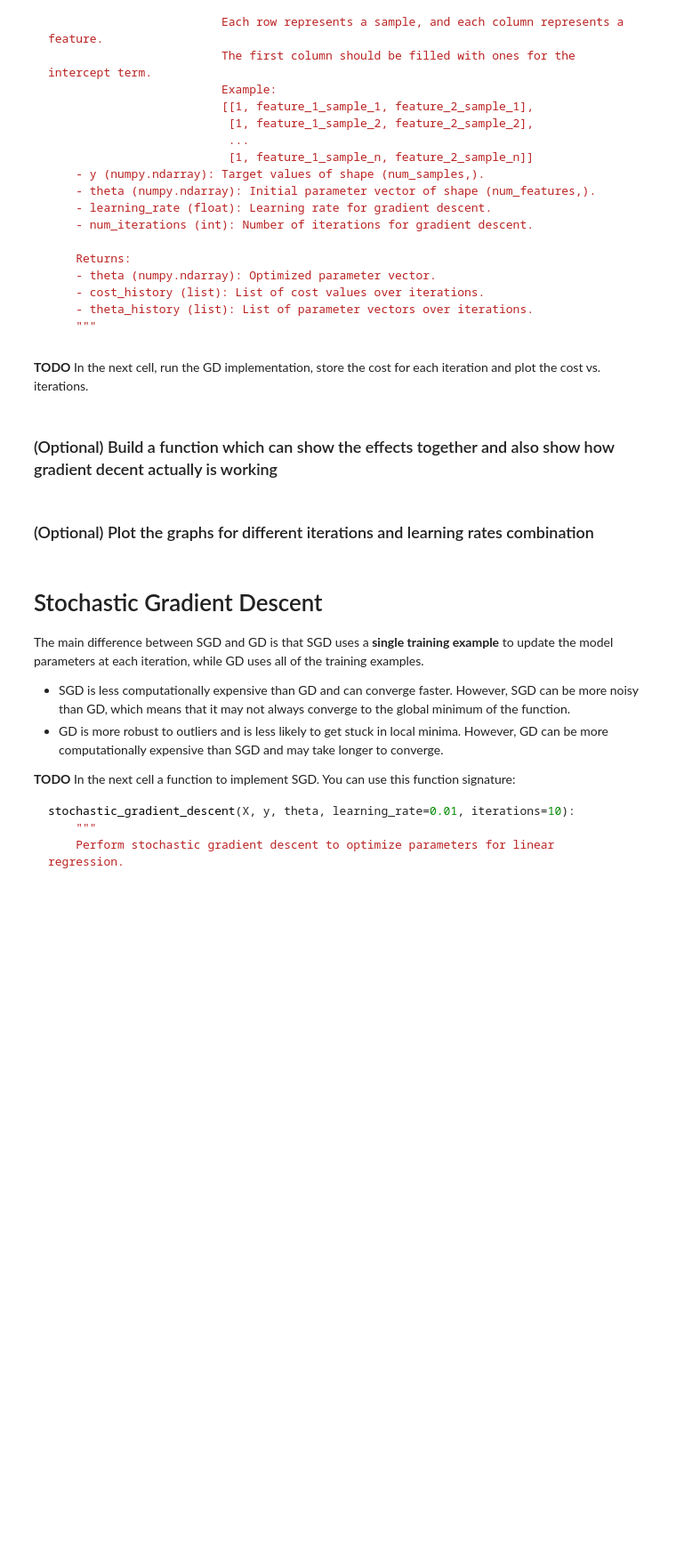
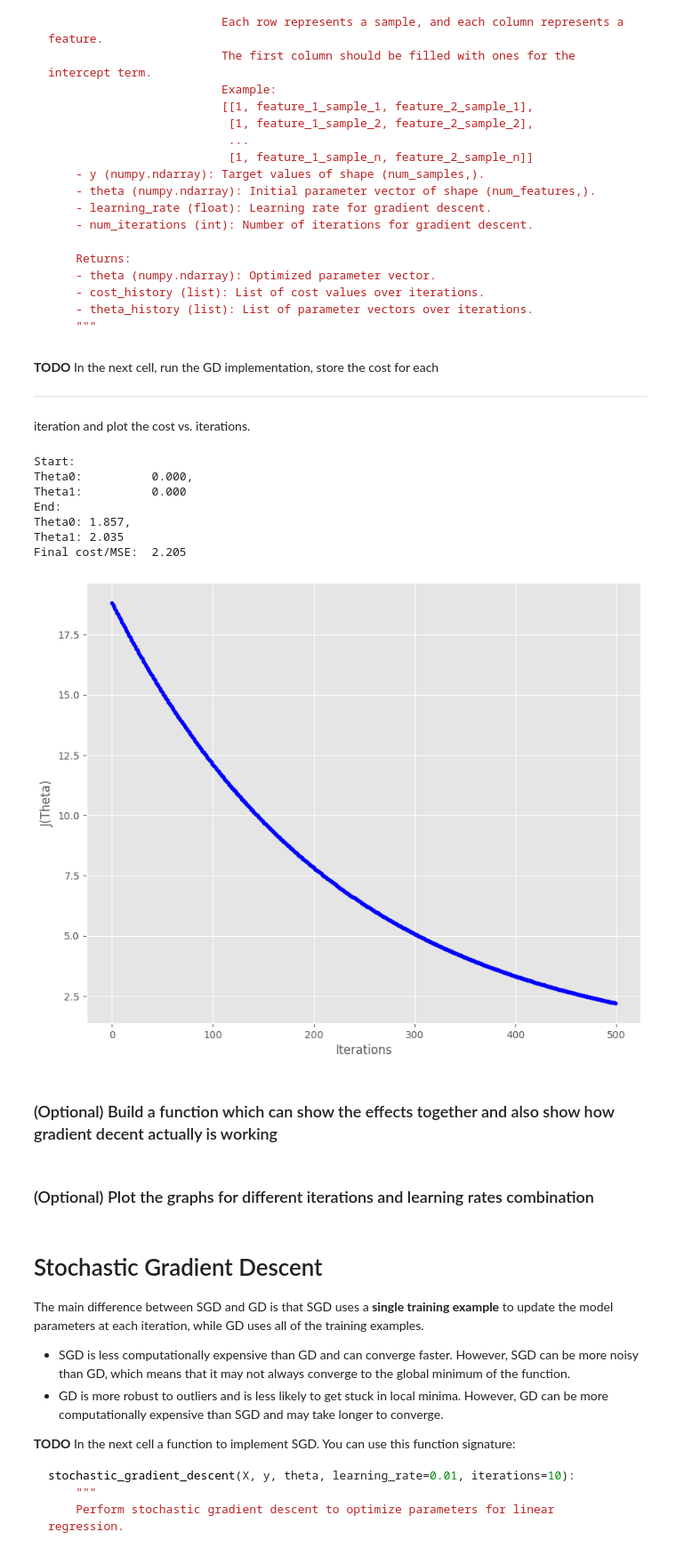
Before and after one commit to HARINI-RadheyKrishna/Machine_Learning, a Jupyter notebook: Gradient_Descent.ipynb, the cells around one changed output. Shown at 89% size. Drawn from its saved outputs; the diff is of its cells as text; code cells hidden in the pictures; blank space fills up the shorter version.

```diff
--- a/Gradient_Descent.ipynb
+++ b/Gradient_Descent.ipynb
@@ -232,8 +232,9 @@ def calculate_cost(theta, X, y):
     Returns:
     - cost (float): Computed cost value
     """
+    predictions = np.dot(X, theta)
     sample = len(y)
-    cost = (1/sample) * (np.sum((predictions - y) ** 2))
+    cost = (1/(2 *sample)) * (np.sum((predictions - y) ** 2))
 
     return cost
 
@@ -337,41 +338,45 @@ def gradient_descent(X, y, theta, learning_rate, num_iterations):
 
     return theta, cost_history, theta_history
 # %% [markdown]
-**TODO** In the next cell, run the GD implementation, store the cost for each iteration and plot the cost vs. iterations.
+**TODO** In the next cell, run the GD implementation, store the cost for each
+
+---
+
+iteration and plot the cost vs. iterations.
 # %%
+
 theta = theta_guess.copy()
 
 print("Start:")
-print(
-    "Theta0:          {:0.3f},\nTheta1:          {:0.3f}".format(
-        theta[0][0], theta[1][0]
-    )
-)
+print("Theta0: {:0.3f},\nTheta1: {:0.3f}".format(theta[0][0], theta[1][0]))
 
 # Add a column of ones to the feature matrix X:
 X_b = np.c_[np.ones((len(X), 1)), X]
 
 # Run Gradient Descent:
-theta, cost_history, theta_history = gradient_descent(
-    X_b, y, theta, learning_rate, num_iterations
-)
+theta, cost_history, theta_history = gradient_descent(X_b, y, theta, learning_rate, num_iterations)
 final_theta['GD']= theta
 
 
 print("End:")
-print(
-    "Theta0:          {:0.3f},\nTheta1:          {:0.3f}".format(
-        theta[0][0], theta[1][0]
-    )
-)
+print("Theta0: {:0.3f},\nTheta1: {:0.3f}".format(theta[0][0], theta[1][0]))
 print("Final cost/MSE:  {:0.3f}".format(cost_history[-1]))
 final_cost['GD']= cost_history[-1]
 
 fig,ax = plt.subplots(figsize=(10,8))
 
 ax.set_ylabel('J(Theta)')
 ax.set_xlabel('Iterations')
 _=ax.plot(range(num_iterations),cost_history,'b.')
+# %% [output]
+Start:
+Theta0:          0.000,
+Theta1:          0.000
+End:
+Theta0: 1.857,
+Theta1: 2.035
+Final cost/MSE:  2.205
+[figure, added]
 # %% [markdown]
 ### (Optional) Build a function which can show the effects together and also show how gradient decent actually is working
 # %%
```
Also changed, not shown: parts of 1 cell of this notebook.
